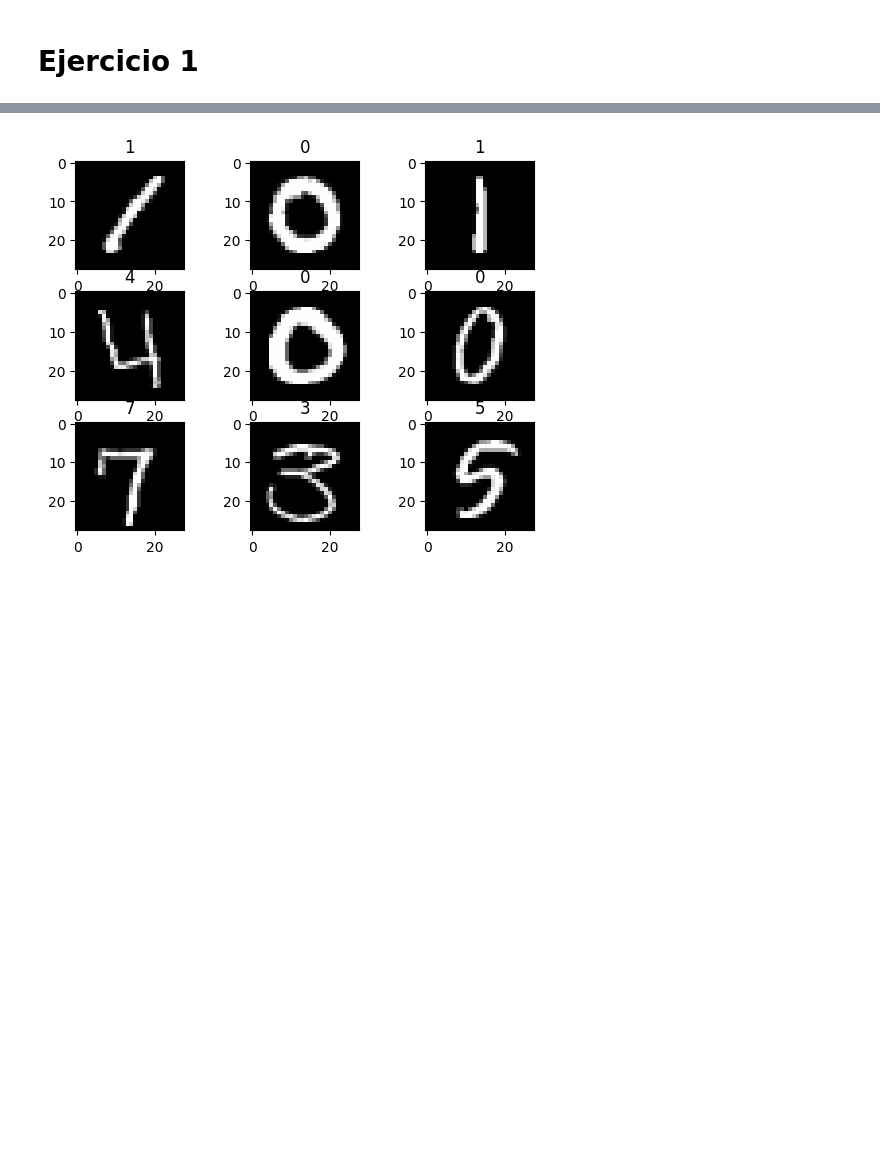
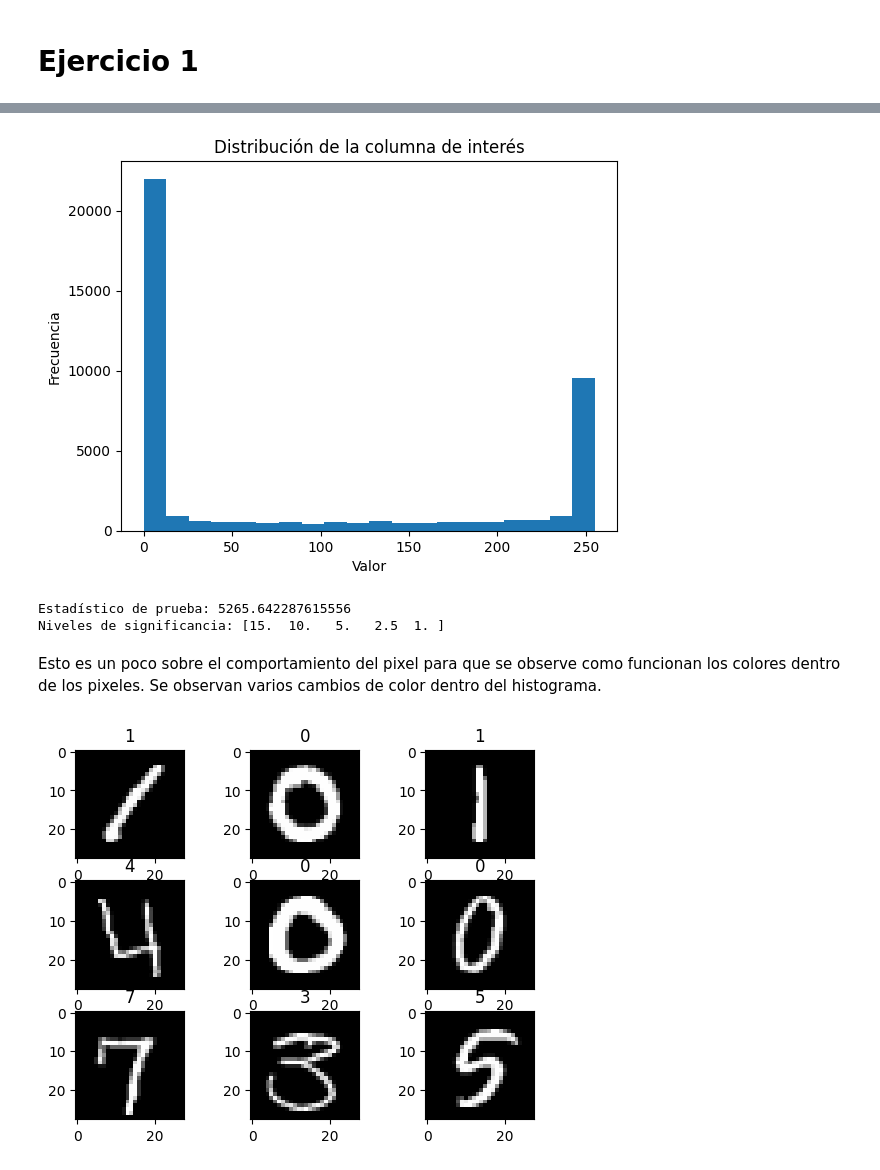
Before and after one commit to sofiaesc07/Lab3-DS, a Jupyter notebook: Lab3.ipynb, the cells around one changed output, grey strips where cells are left out. Saved outputs shown, nothing was run; the diff lists cells and outputs as text; code cells hidden in the pictures; blank space fills up the shorter version.

```diff
--- a/Lab3.ipynb
+++ b/Lab3.ipynb
@@ -40,0 +131,6 @@ test = pd.read_csv('./archivos/test.csv', encoding="ISO-8859-1")
+# %%
+# Seleccionar la columna de interés
+columna_interes = train['pixel350']
+
+# Estadísticas descriptivas
+print(columna_interes.describe())
@@ -41,2 +147,22 @@ test = pd.read_csv('./archivos/test.csv', encoding="ISO-8859-1")
+# %%
+# Histograma
+plt.hist(columna_interes, bins=20)
+plt.xlabel('Valor')
+plt.ylabel('Frecuencia')
+plt.title('Distribución de la columna de interés')
+plt.show()
+# %% [output]
+[figure, added]
+# %%
+# Prueba de normalidad (por ejemplo, Anderson-Darling)
+from scipy.stats import anderson
+result = anderson(columna_interes)
+print('Estadístico de prueba:', result.statistic)
+print('Niveles de significancia:', result.significance_level)
+# %% [output]
+Estadístico de prueba: 5265.642287615556
+Niveles de significancia: [15.  10.   5.   2.5  1. ]
+# %% [markdown]
+Esto es un poco sobre el comportamiento del pixel para que se observe como funcionan los colores dentro de los pixeles. Se observan varios cambios de color dentro del histograma.
 # %%
 X_train = (train.iloc[:,1:].values).astype('float32') # all pixel values
```
Also changed, not shown: parts of 53 cells of this notebook, 1 other file.
